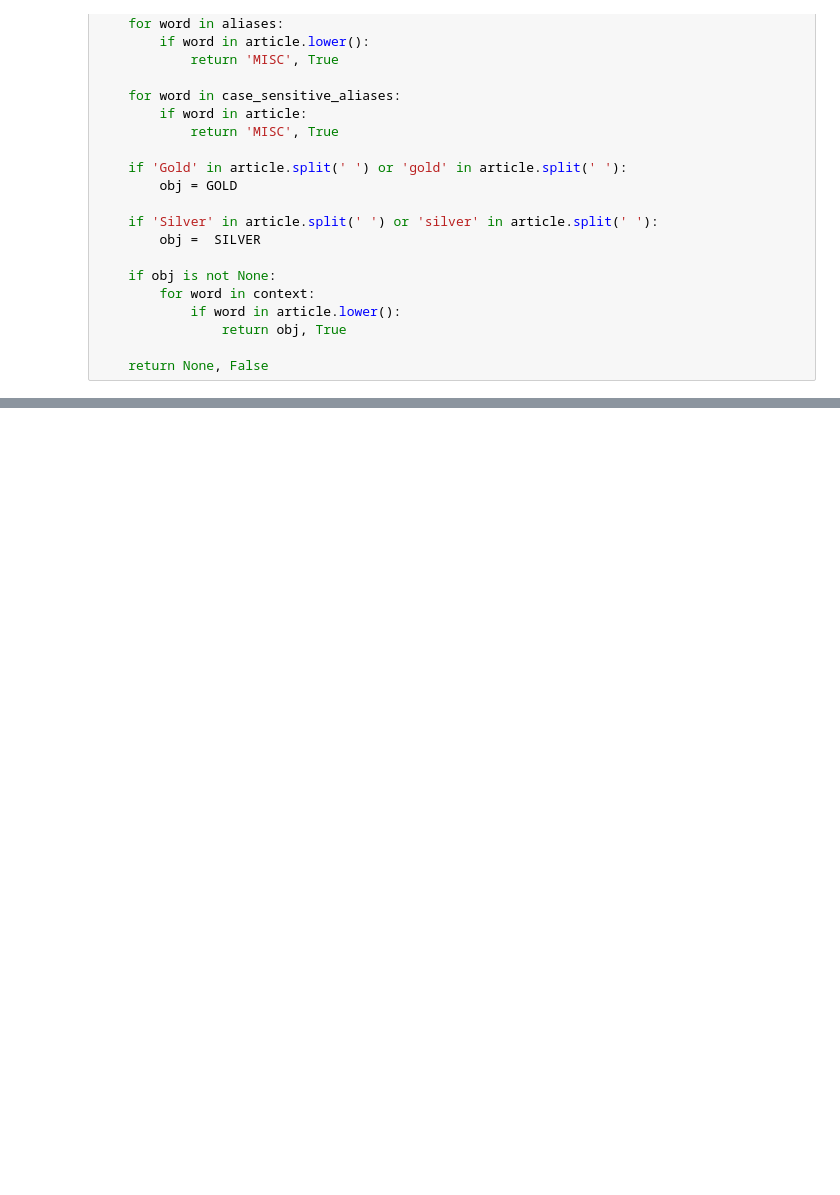
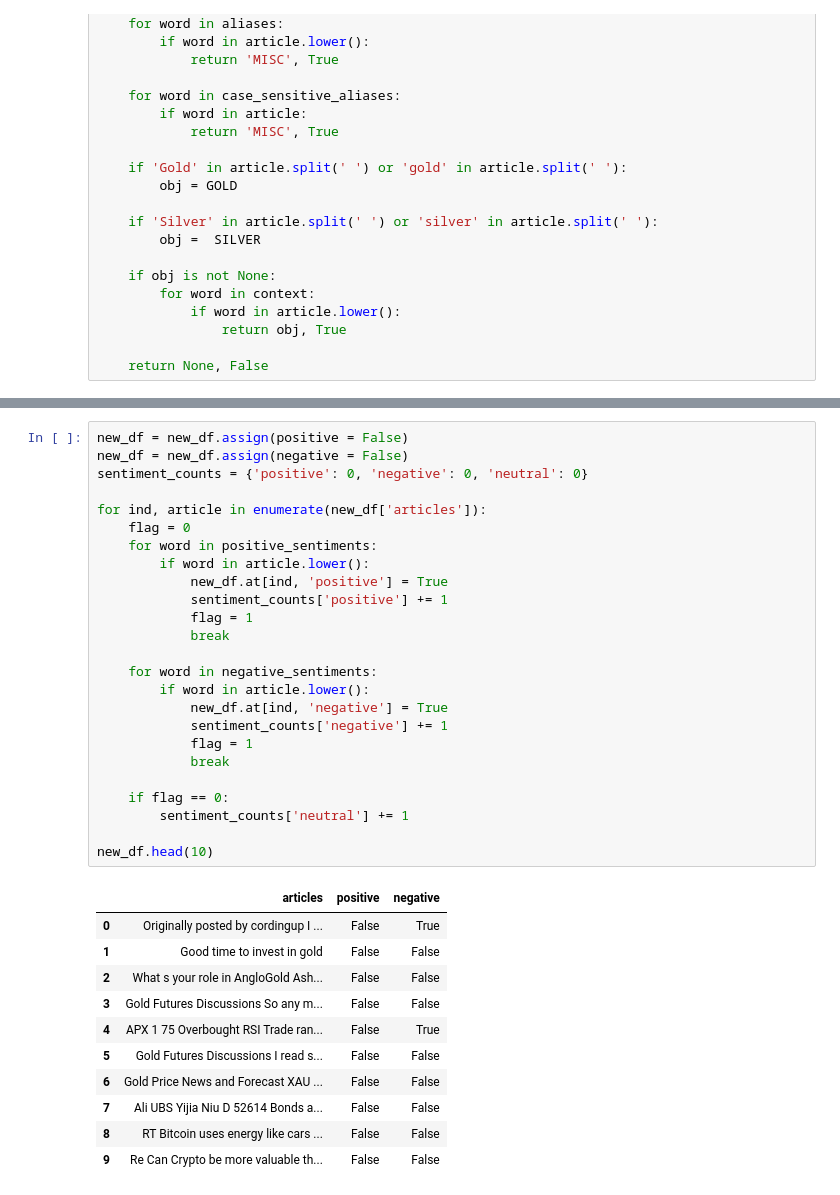
Before and after one commit to OrionStar25/NLP-for-Finance, a Jupyter notebook: 1_nlp_task/solution.ipynb, the cells around one changed output, grey strips where cells are left out. Drawn from its saved outputs; the diff is of its cells as text; blank space fills up the shorter version.

```diff
--- a/1_nlp_task/solution.ipynb
+++ b/1_nlp_task/solution.ipynb
@@ -598,0 +615,37 @@ sentiment = {
+# %%
+new_df = new_df.assign(positive = False)
+new_df = new_df.assign(negative = False)
+sentiment_counts = {'positive': 0, 'negative': 0, 'neutral': 0}
+
+for ind, article in enumerate(new_df['articles']):
+    flag = 0
+    for word in positive_sentiments:
+        if word in article.lower():
+            new_df.at[ind, 'positive'] = True
+            sentiment_counts['positive'] += 1
+            flag = 1
+            break
+
+    for word in negative_sentiments:
+        if word in article.lower():
+            new_df.at[ind, 'negative'] = True
+            sentiment_counts['negative'] += 1
+            flag = 1
+            break
+
+    if flag == 0:
+        sentiment_counts['neutral'] += 1
+
+new_df.head(10)
+# %% [output]
+|  | articles | positive | negative |
+| 0 | Originally posted by cordingup I ... | False | True |
+| 1 | Good time to invest in gold | False | False |
+| 2 | What s your role in AngloGold Ash... | False | False |
+| 3 | Gold Futures Discussions So any m... | False | False |
+| 4 | APX 1 75 Overbought RSI Trade ran... | False | True |
+| 5 | Gold Futures Discussions I read s... | False | False |
+| 6 | Gold Price News and Forecast XAU ... | False | False |
+| 7 | Ali UBS Yijia Niu D 52614 Bonds a... | False | False |
+| 8 | RT Bitcoin uses energy like cars ... | False | False |
+| 9 | Re Can Crypto be more valuable th... | False | False |
```
Also changed, not shown: parts of 17 cells of this notebook, 4 other files.
